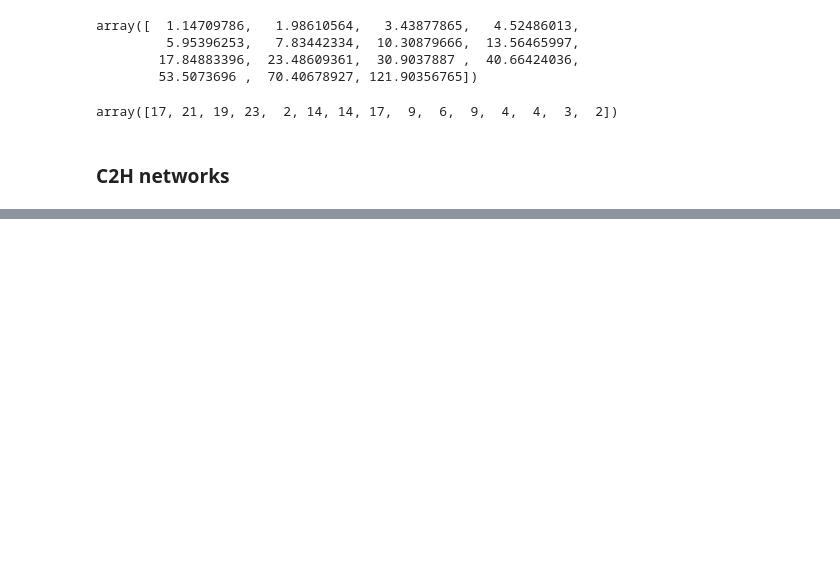
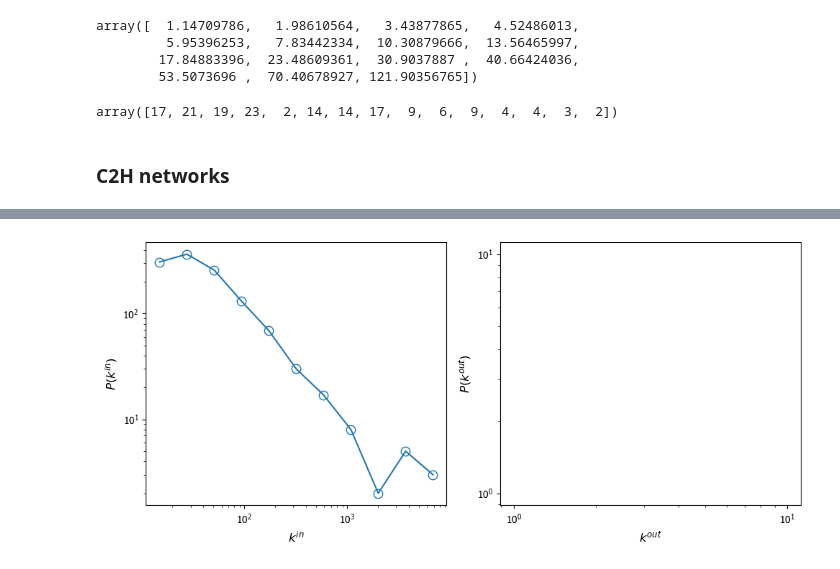
Before and after one commit to humbertocarmona/pyopensus, a Jupyter notebook: notebooks/networkanalysis/citynets.ipynb, the cells around one changed output, grey strips where cells are left out. Saved outputs shown, nothing was run; the diff lists cells and outputs as text; code cells hidden in the pictures; blank space fills up the shorter version.

```diff
--- a/notebooks/networkanalysis/citynets.ipynb
+++ b/notebooks/networkanalysis/citynets.ipynb
@@ -295,0 +443,14 @@ array([17, 21, 19, 23,  2, 14, 14, 17,  9,  6,  9,  4,  4,  3,  2])
+# %%
+# -- connect with the CNES database
+dbpath = Path.home().joinpath("Documents", "data", "opendatasus")
+cnes_name = "CNES_NORDESTE.db"
+
+cnes_engine_url = f"sqlite:///{dbpath.joinpath(cnes_name)}"
+cnes_engine = create_engine(cnes_engine_url)
+
+# -- access test
+q = f'''
+    SELECT * FROM cnes LIMIT 5
+'''
+df = perform_query(q, cnes_engine)
+df.head(4)
@@ -295,0 +463,6 @@ array([17, 21, 19, 23,  2, 14, 14, 17,  9,  6,  9,  4,  4,  3,  2])
+# %%
+date = dt.date(2010,1,1)
+cnes_leitos_df = quant_leitos_per_cnes(date, cnes_engine)
+cnes_equip_df = quant_equip_per_cnes(date, cnes_engine)
+mun_leitos_df = quant_leitos_per_mun(date, cnes_engine)
+mun_equip_df = quant_equip_per_mun(date, cnes_engine)
@@ -295,0 +485,23 @@ array([17, 21, 19, 23,  2, 14, 14, 17,  9,  6,  9,  4,  4,  3,  2])
+# %%
+in_deg_sequence = [ elem for elem in mun_leitos_df['QUANT_LEITOS'].values if elem > 10 ]
+
+in_deg_bins, in_binned_count = log_binning(in_deg_sequence, num_bins=12)
+
+fig, (ax1, ax2) = plt.subplots(1,2, figsize=(10,4.5))
+
+ax1.plot(in_deg_bins, in_binned_count, ls='-', marker='o', ms=9, mfc='none')
+#ax2.plot(out_deg_bins, out_binned_count, ls='-', marker='o', ms=9, mfc='none')
+
+ax1.set_xscale('log')
+ax1.set_yscale('log')
+ax2.set_xscale('log')
+ax2.set_yscale('log')
+
+ax1.set_xlabel(r'$k^{in}$', fontsize=12)
+ax2.set_xlabel(r'$k^{out}$', fontsize=12)
+ax1.set_ylabel(r'$P(k^{in})$', fontsize=12)
+ax2.set_ylabel(r'$P(k^{out})$', fontsize=12)
+
+fig.tight_layout()
+# %% [output]
+[figure, added]
```
Also changed, not shown: parts of 19 cells of this notebook, 1 other file.
